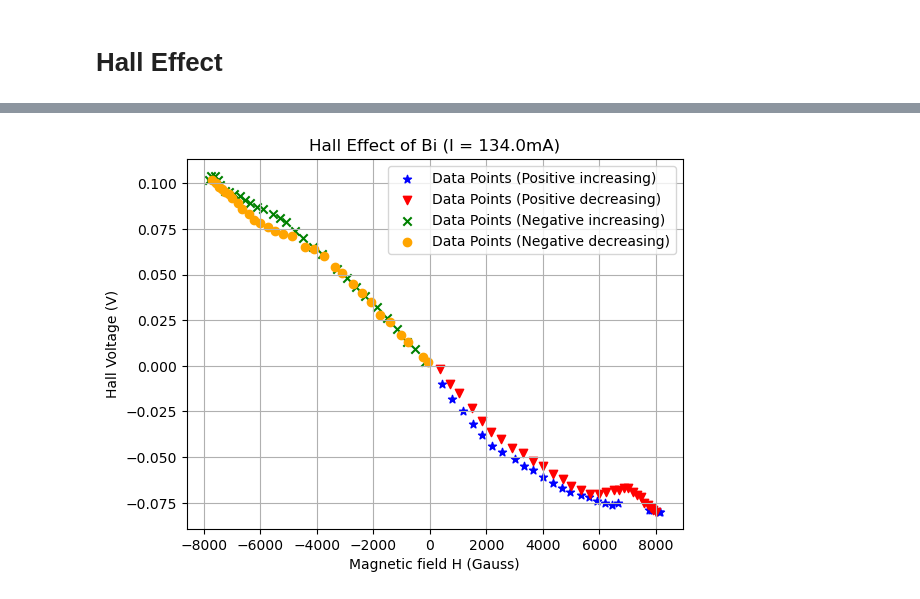
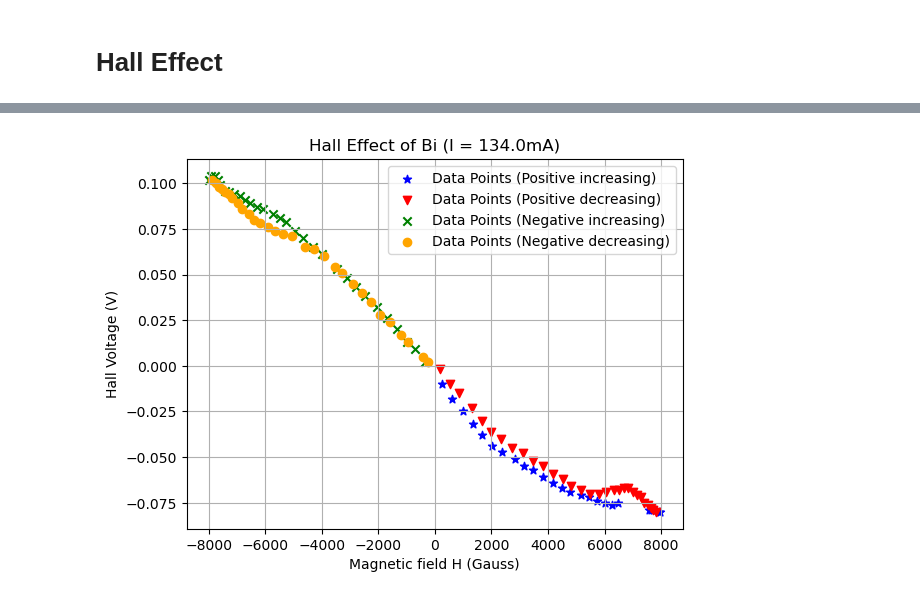
Before and after one commit to crimsonpane23/P347-Solid-State-Physics-Lab, a Jupyter notebook: 4. Magnetoresistance of Bismuth/plot.ipynb, the cells around one changed output, grey strips where cells are left out. Cells and saved outputs as stored; diff of their text form; code cells hidden in the pictures.

```diff
--- a/4. Magnetoresistance of Bismuth/plot.ipynb
+++ b/4. Magnetoresistance of Bismuth/plot.ipynb
@@ -446,29 +450,29 @@ plt.show()
 # %%
 #Hall effect of Bismuth
 #Probe current I = 134.0mA
 
 data = pd.read_csv('Table2.csv')
 x = data['H'].to_numpy()
 y = data['V'].to_numpy()
 pd.set_option('display.max_rows', None)
-
+x = x - 180
 #Plotting the data and the fit
 plt.scatter(x[:26],y[:26],color='blue', marker='*',label='Data Points (Positive increasing)')
 
 plt.scatter(x[26:56],y[26:56],color='red', marker='v',label='Data Points (Positive decreasing)')
 
 plt.scatter(x[56:86],y[56:86],color='green', marker = 'x',label='Data Points (Negative increasing)')
 
 plt.scatter(x[86:],y[86:],color='orange',marker = 'o',label='Data Points (Negative decreasing)')
 
 plt.xlabel("Magnetic field H (Gauss)")
 plt.ylabel("Hall Voltage (V)")
 plt.title("Hall Effect of Bi (I = 134.0mA)")
 plt.grid()
 plt.legend()
 plt.show()
 # %% [output]
-[figure, old version]
+[figure, new version]
 # %%
 H = x[:26]
 V_Hall = y[:26]
```
Also changed, not shown: parts of 3 cells of this notebook, 2 other files.
